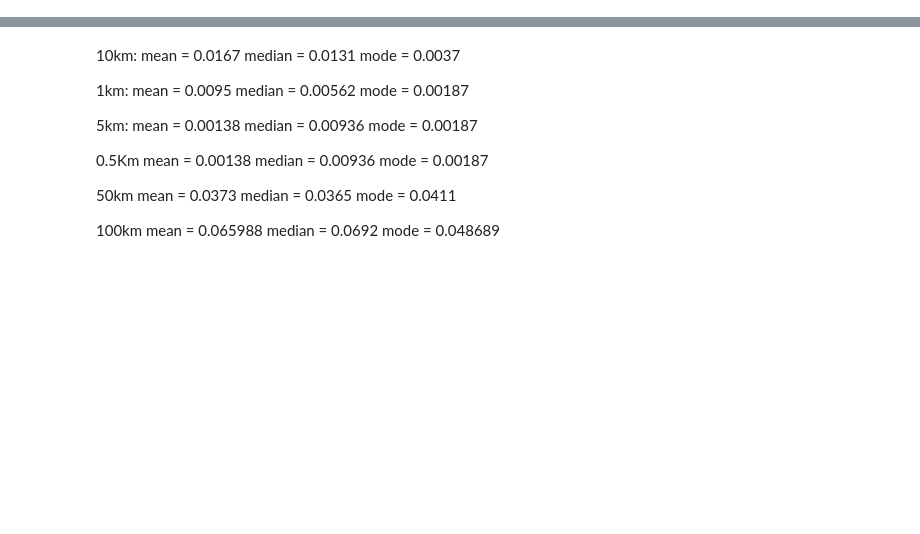
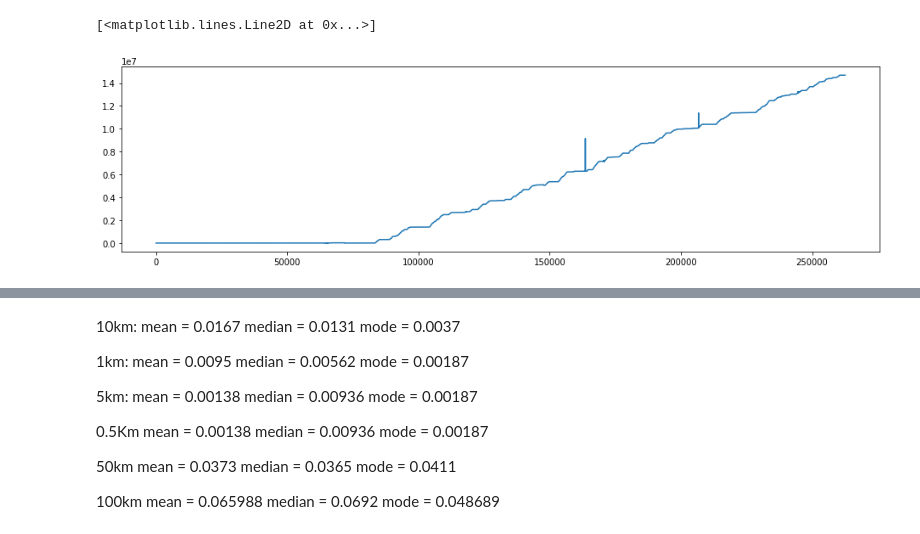
Before and after one commit to manjeet87/Signal_Analysis_UsingPython, a Jupyter notebook: Loconav/Fuel Data Analysis- ContinuousForm_MergedFile.ipynb, the cells around one changed output, grey strips where cells are left out. Cells and saved outputs as stored; diff of their text form; code cells hidden in the pictures; blank space fills up the shorter version.

```diff
--- a/Loconav/Fuel Data Analysis- ContinuousForm_MergedFile.ipynb
+++ b/Loconav/Fuel Data Analysis- ContinuousForm_MergedFile.ipynb
@@ -84,26 +178,26 @@ def plot_Results(df, df_clean, result_df, xlim = [], ylim = []):
 # %%
-folderpath = r"G:\Analytics\FuelAnalysis\empty"
+folderpath = r"G:\Analytics\FuelAnalysis\test2"
 savePath = r"G:\Analytics\FuelAnalysis\results"
 filepath = r""
-fuelMax = 100
-df_list, filesname = dr.read__MultipleCSVs(folder_path= folderpath, nfiles=4)
+
+df_list, filesname = dr.read__MultipleCSVs(folder_path= folderpath, nfiles=8)
 ctr = 0
 def formatDf(df):
     #df_list[0].info()
     df = dr.perform_PreFormating(df)
     print ("Dataset_"+str(ctr+1) +" Preformatting Done")
 
-    dff = dr.perform_postFormating(df, fuelMax)
+    dff, dff2 = dr.perform_postFormating(df)
     print("Dataset_" + str(ctr + 1) + " Postformatting Done")
-    return dff
+    return dff,dff2
 
-def cleanDF(dff):
-    df_clean = dc.Clean_NoiseData(dff, level= 6)
+def cleanDF(dff, fuelMax, fuelMin):
+    df_clean = dc.Clean_NoiseData(dff, 6, fuelMax, fuelMin)
     print("Dataset_" + str(ctr + 1) + " Data Cleaning Done")
     return df_clean
 
-def findtheft(df_clean):
-    theft_pts = dc.theft_point(df_clean, level= 0.01)
-    print("Dataset_" + str(ctr + 1) + " Theft points Indentified")
-    return theft_pts
+def findtheft(df_clean, lvl, fuelMax, fuelMin):
+    theft_pts, refpts = dc.jump_point(df_clean, lvl, fuelMax, fuelMin)
+    print("Dataset_" + str(ctr + 1) + " Theft & Refuel points Indentified")
+    return theft_pts, refpts
 # %% [output]
@@ -124,0 +212,13 @@ df.head()
+# %%
+#plotData_profiles(df)
+df = df_list[3]
+df = df[:]
+df = df.reset_index(drop= True)
+df.st = df.io_state.apply(lambda x: x[1])
+dis = df[df.st == '0'].distance.apply(lambda x: int(x))
+# %%
+plt.rcParams['figure.figsize'] = [16,4]
+plt.plot(dis)
+# %% [output]
+[<matplotlib.lines.Line2D at 0x...>]
+[figure, added]
```
Also changed, not shown: parts of 86 cells of this notebook, 6 other files.
